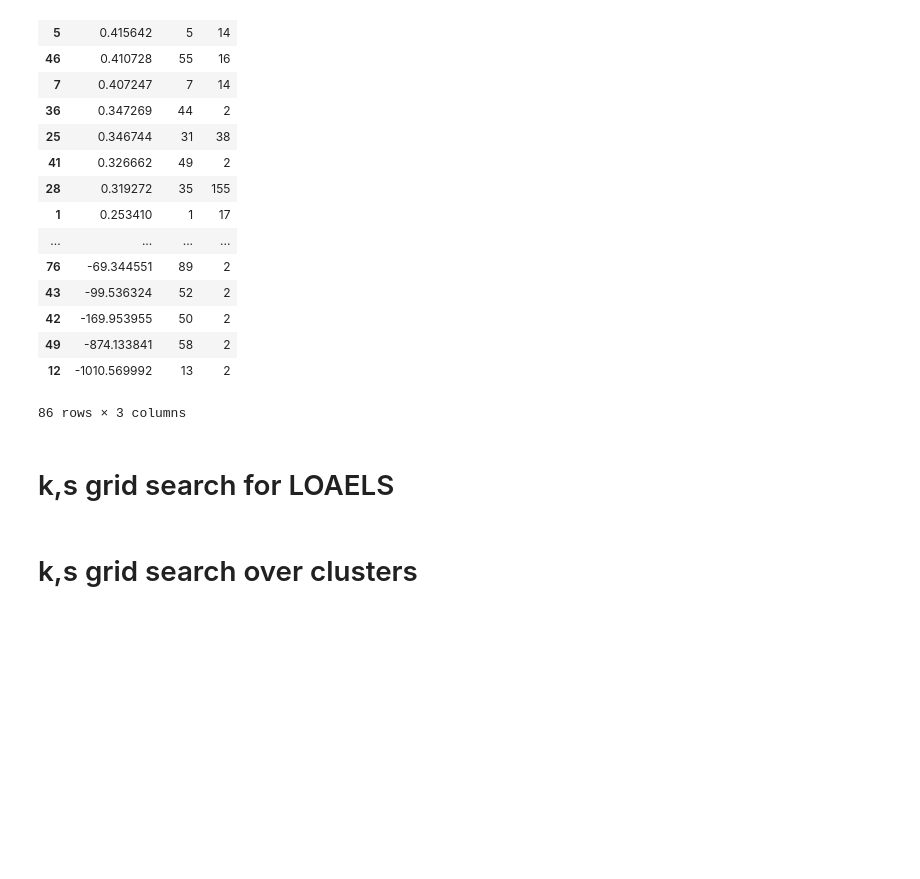
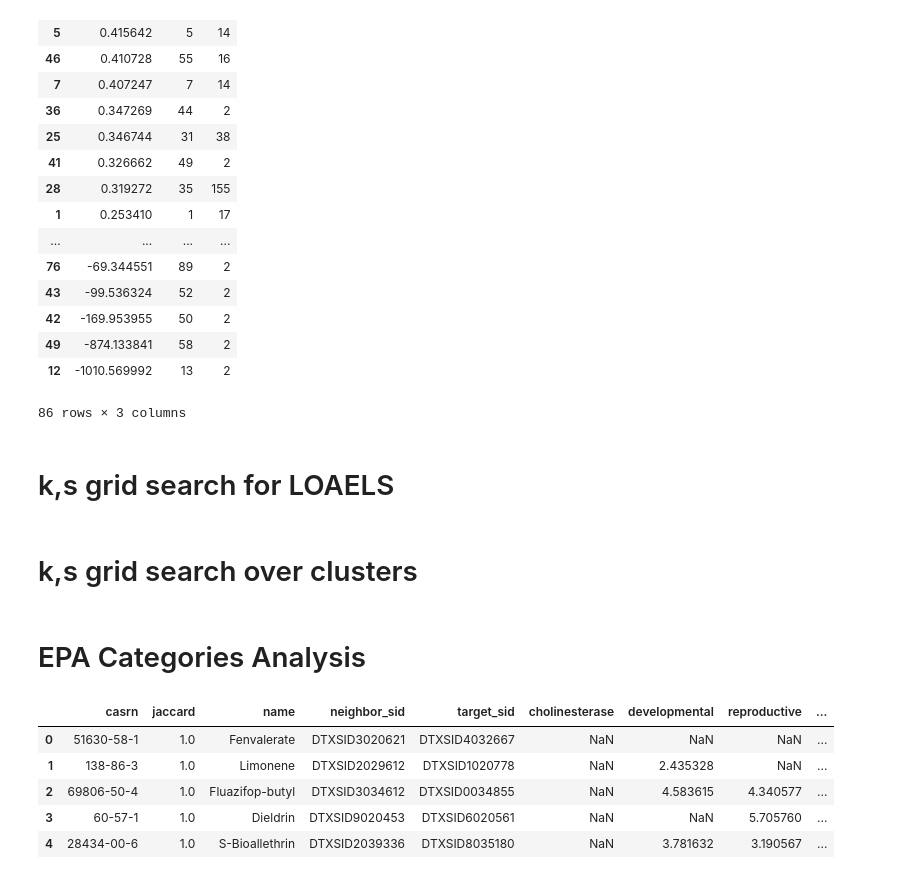
Before and after one commit to georgehelman/genra, a Jupyter notebook: notebooks/rax/rax-genra-toxref-mrgn.ipynb, the cells around one changed output. Drawn from its saved outputs; the diff is of its cells as text; code cells hidden in the pictures; blank space fills up the shorter version.

```diff
--- a/notebooks/rax/rax-genra-toxref-mrgn.ipynb
+++ b/notebooks/rax/rax-genra-toxref-mrgn.ipynb
@@ -946,3 +942,15 @@ for clid,cluster_grid_r2 in exactk_cluster_grid_r2s.iteritems():
 plt.subplots.adjust()
 plt.savefig(FIG_DIR+'cluster_ksgrid_exactk')
 plt.show()
+# %% [markdown]
+<h1>EPA Categories Analysis</h1>
+# %%
+category_neighbors=pd.read_csv(DAT_DIR+'category_neighbors_mrgn.csv')
+category_neighbors.head()
+# %% [output]
+|  | casrn | jaccard | name | neighbor_sid | target_sid | cholinesterase | developmental | reproductive | ... |
+| 0 | 51630-58-1 | 1.0 | Fenvalerate | DTXSID3020621 | DTXSID4032667 | NaN | NaN | NaN | ... |
+| 1 | 138-86-3 | 1.0 | Limonene | DTXSID2029612 | DTXSID1020778 | NaN | 2.435328 | NaN | ... |
+| 2 | 69806-50-4 | 1.0 | Fluazifop-butyl | DTXSID3034612 | DTXSID0034855 | NaN | 4.583615 | 4.340577 | ... |
+| 3 | 60-57-1 | 1.0 | Dieldrin | DTXSID9020453 | DTXSID6020561 | NaN | NaN | 5.705760 | ... |
+| 4 | 28434-00-6 | 1.0 | S-Bioallethrin | DTXSID2039336 | DTXSID8035180 | NaN | 3.781632 | 3.190567 | ... |
```
Also changed, not shown: parts of 8 cells of this notebook, 6 other files.
